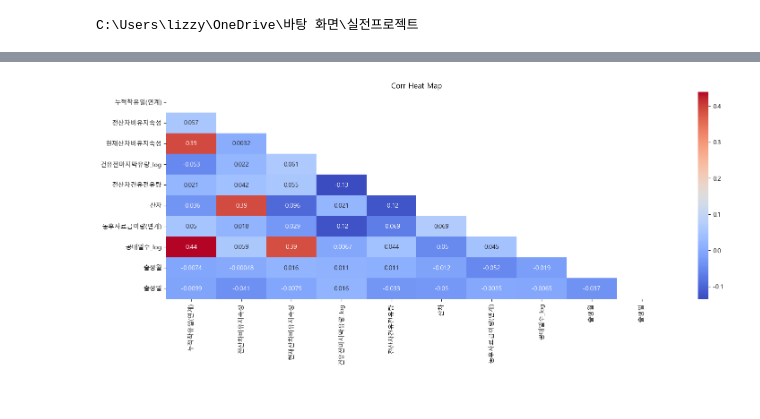
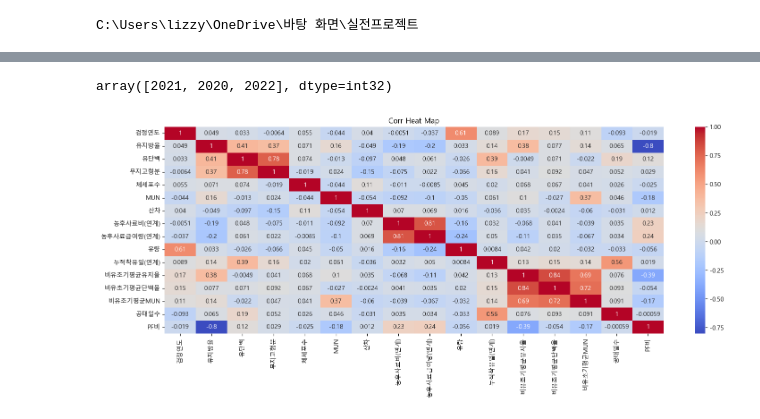
Before and after one commit to cye2020/Smart-Farm-Growth-Analytics, a Jupyter notebook: code/models/20251105_ML전처리_yyw.ipynb, the cells around one changed output, grey strips where cells are left out. Drawn from its saved outputs; the diff is of its cells as text; code cells hidden in the pictures.

```diff
--- a/code/models/20251105_ML전처리_yyw.ipynb
+++ b/code/models/20251105_ML전처리_yyw.ipynb
@@ -114,18 +190,0 @@ plt.show()
-# %%
-df_milk_total1 = df_milk[['누적착유일(연계)', '전산차비유지속성', '현재산차비유지속성',
-'건유전마지막유량_log', '전산차건유전유량', '산차', '농후사료급여량(연계)', '공태일수_log', '출생월', '출생일']]
-df_milk_total_corr_1 = df_milk_total1.corr()
-
-
-mask = np.triu(np.ones_like(df_milk_total_corr_1, dtype=bool))
-plt.figure(figsize=(18, 6))
-sns.heatmap(
-    data= df_milk_total_corr_1,
-    annot= True,
-    cmap= 'coolwarm',
-    mask= mask
-)
-plt.title("Corr Heat Map")
-plt.show()
-# %% [output]
-[figure, removed]
@@ -134,0 +191,5 @@ df_milk_total = df_milk[['누적착유일(연계)', '전산차비유지속성',
+# %%
+milk_content['검정연도']=milk_content['검정일자'].dt.year
+milk_content['검정연도'].unique()
+# %% [output]
+array([2021, 2020, 2022], dtype=int32)
@@ -135 +199,14 @@ df_milk_total = df_milk[['누적착유일(연계)', '전산차비유지속성',
+# %%
+df_milk_corr = df_milk.corr()
+
+
+plt.figure(figsize=(18, 6))
+sns.heatmap(
+    data= df_milk_corr,
+    annot= True,
+    cmap= 'coolwarm')
+plt.title("Corr Heat Map")
+plt.show()
+# %% [output]
+[figure, added]
 # %%
```
Also changed, not shown: parts of 39 cells of this notebook, 2 other files.
